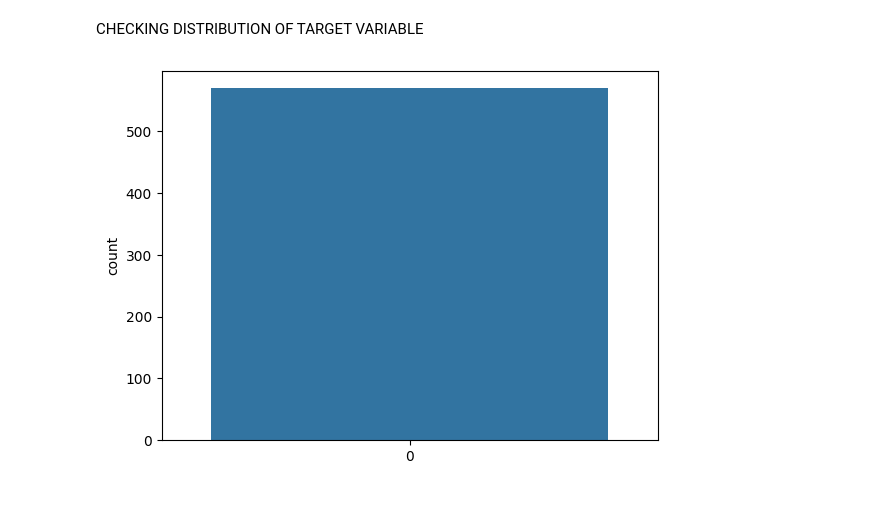
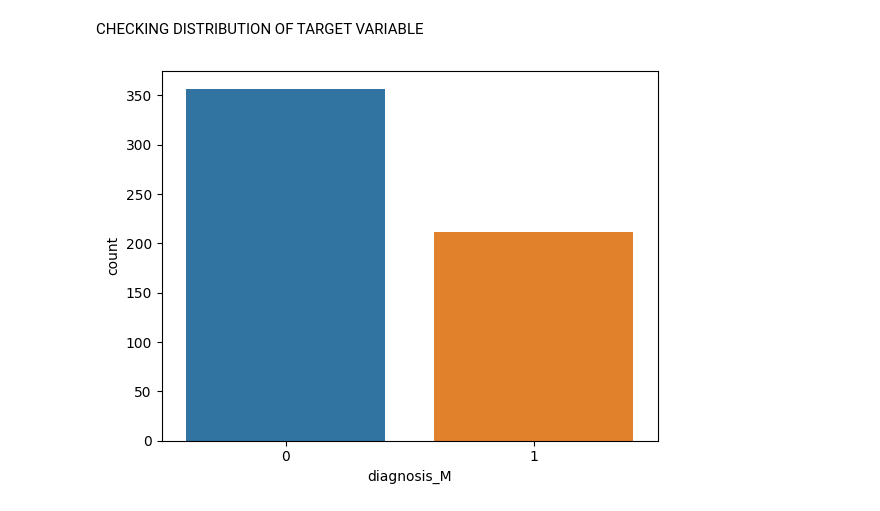
Before and after one commit to okechukwuchude/breast-cancer-detection, a Jupyter notebook: model.ipynb, the cells around one changed output. Cells and saved outputs as stored; diff of their text form; code cells hidden in the pictures.

```diff
--- a/model.ipynb
+++ b/model.ipynb
@@ -50,6 +55,9 @@ ENCODING CATEGORICAL VARIABLE
 # %%
 #one hot encoding
 data = pd.get_dummies(data=data, drop_first=True)
+# Convert True/False values to 1/0
+boolean_columns = data.select_dtypes(include=bool).columns
+data[boolean_columns] = data[boolean_columns].astype(int)
 # %%
 data.head()
 # %% [output]
@@ -63,7 +71,7 @@ data.head()
 # %% [markdown]
 CHECKING DISTRIBUTION OF TARGET VARIABLE
 # %%
-sns.countplot(data['diagnosis_M'], label ='count')
+sns.countplot(x='diagnosis_M', data=data)
 plt.show()
 # %% [output]
-[figure, old version]
+[figure, new version]
```
Also changed, not shown: parts of 12 cells of this notebook.
